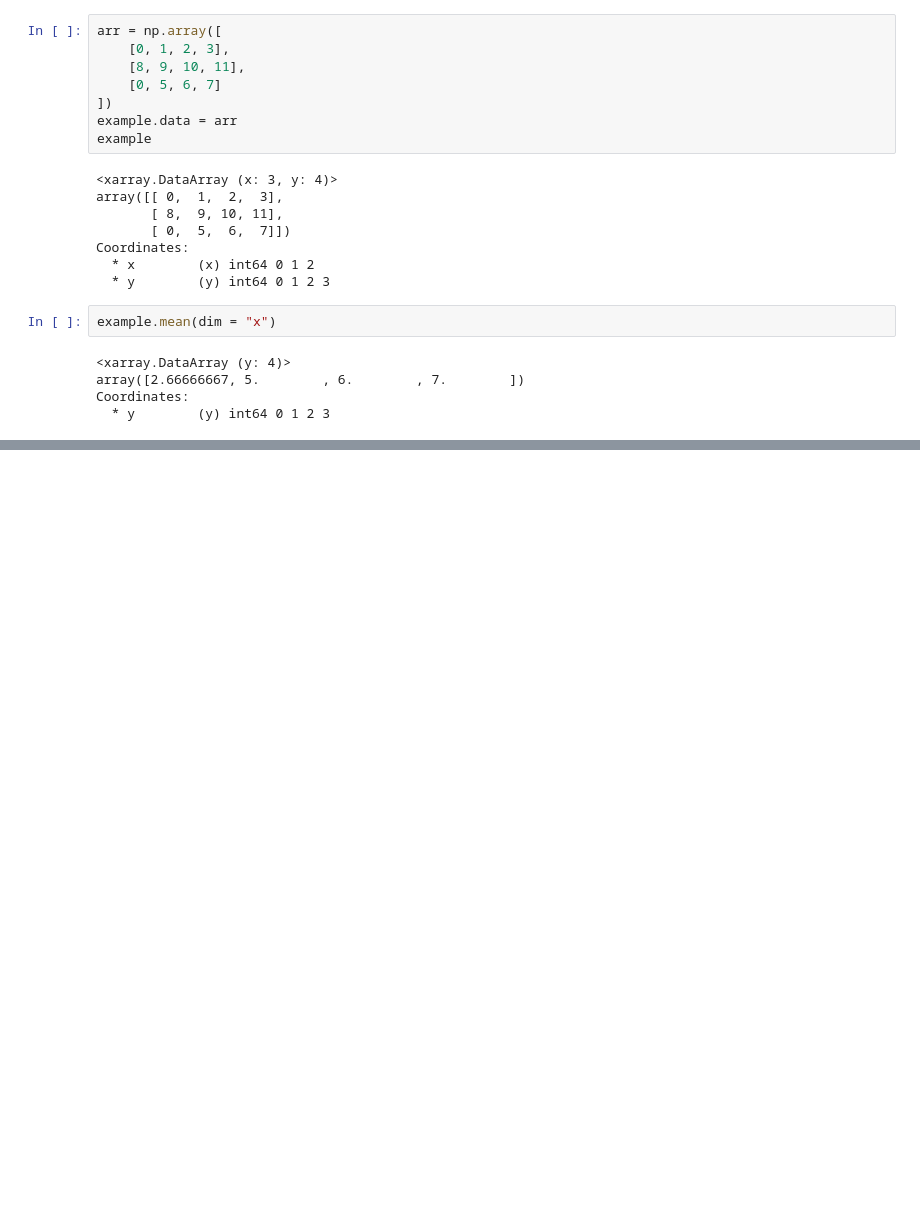
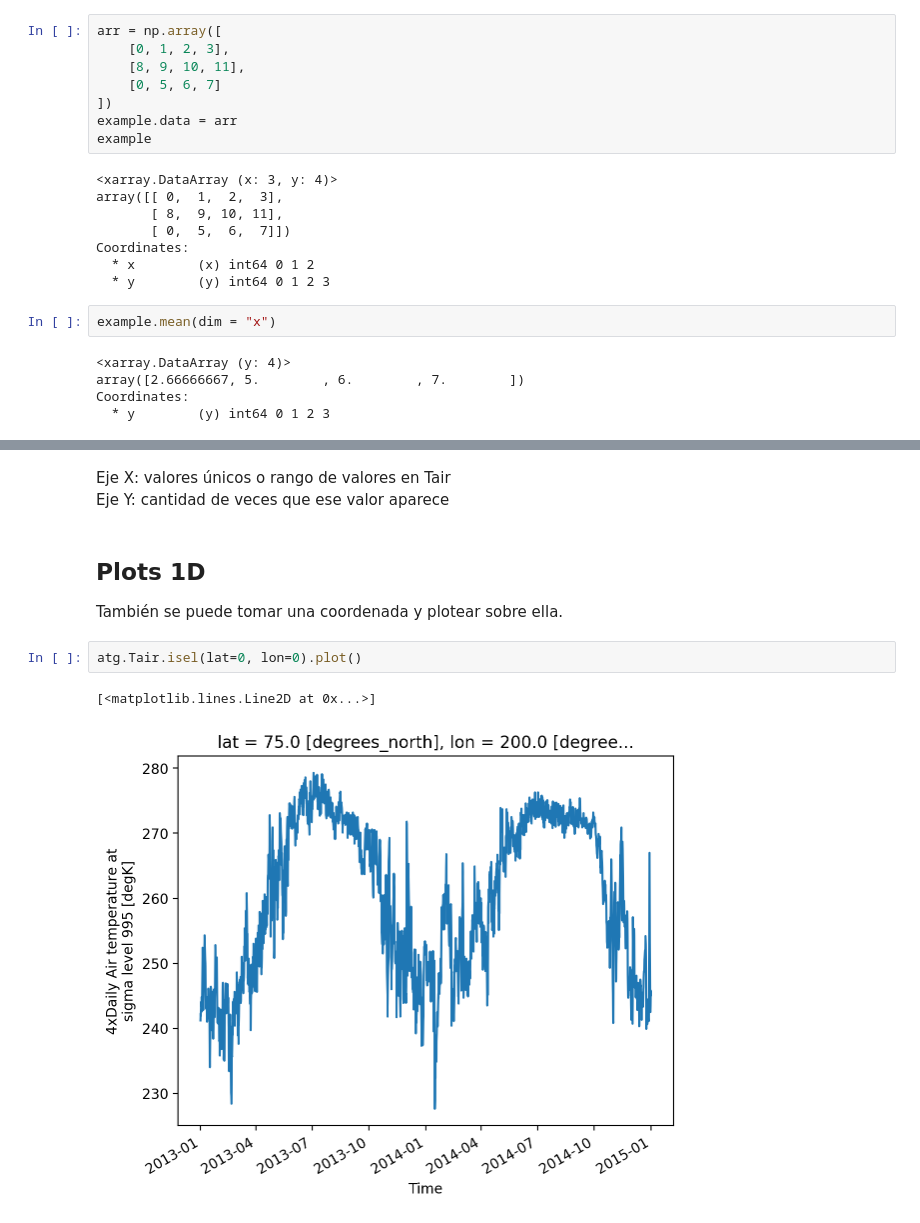
Before and after one commit to Paaprikaa/xarray, a Jupyter notebook: Xarray.ipynb, the cells around one changed output, grey strips where cells are left out. Cells and saved outputs as stored; diff of their text form; blank space fills up the shorter version.

```diff
--- a/Xarray.ipynb
+++ b/Xarray.ipynb
@@ -353,0 +420,11 @@ Coordinates:
+# %% [markdown]
+Eje X: valores únicos o rango de valores en Tair
+Eje Y: cantidad de veces que ese valor aparece
+# %% [markdown]
+## Plots 1D
+También se puede tomar una coordenada y plotear sobre ella.
+# %%
+atg.Tair.isel(lat=0, lon=0).plot()
+# %% [output]
+[<matplotlib.lines.Line2D at 0x...>]
+[figure, added]
```
Also changed, not shown: parts of 24 cells of this notebook, 1 other file.
